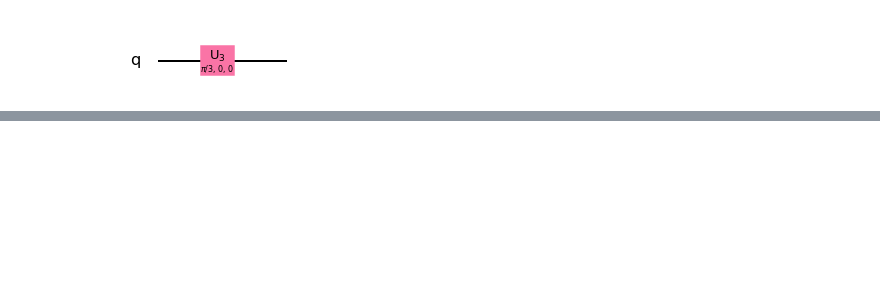
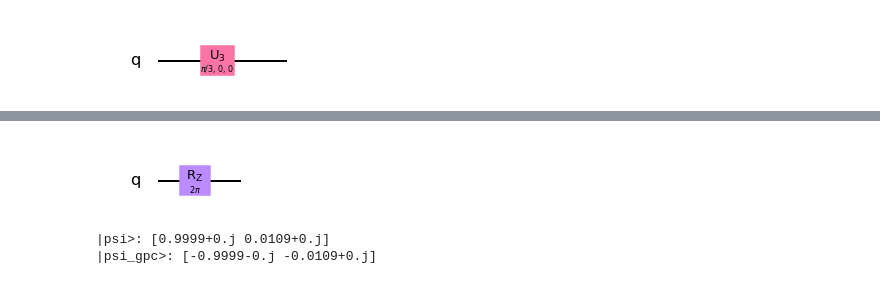
Before and after one commit to e-eight/dead_and_alive, a Jupyter notebook: gates/BasicGates.ipynb, the cells around one changed output, grey strips where cells are left out. Drawn from its saved outputs; the diff is of its cells as text; code cells hidden in the pictures; blank space fills up the shorter version.

```diff
--- a/gates/BasicGates.ipynb
+++ b/gates/BasicGates.ipynb
@@ -132,0 +171,13 @@ print(f"|psi_pf>: {psi_pf.data}")
+# %%
+circ = QuantumCircuit(1)
+circ.rz(2 * np.pi, 0)
+circ.draw("mpl")
+# %% [output]
+[figure, added]
+# %%
+psi_gpc = psi.evolve(circ)
+print(f"|psi>: {psi.data}")
+print(f"|psi_gpc>: {psi_gpc.data}")
+# %% [output]
+|psi>: [0.9999+0.j 0.0109+0.j]
+|psi_gpc>: [-0.9999-0.j -0.0109+0.j]
```
Also changed, not shown: parts of 22 cells of this notebook.
